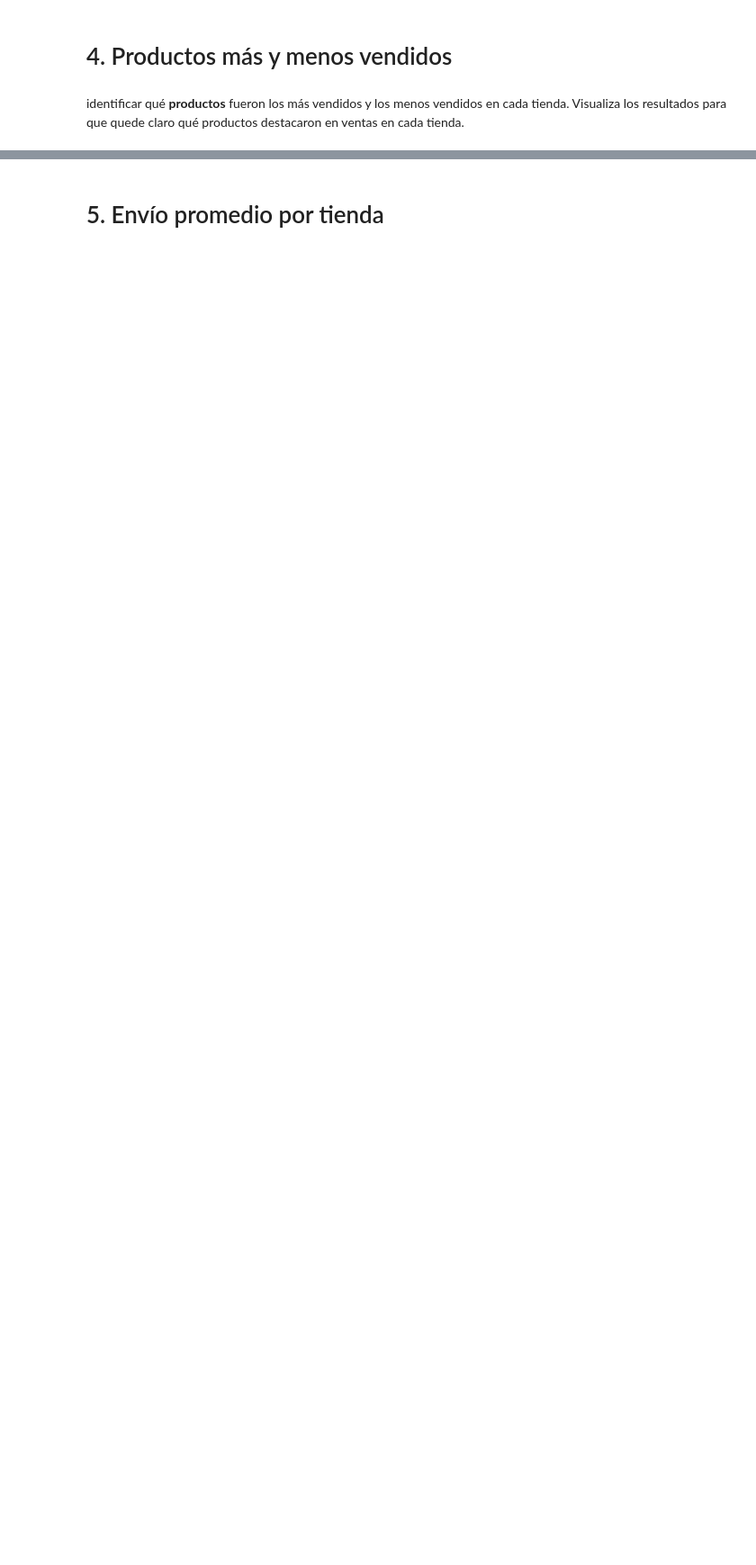
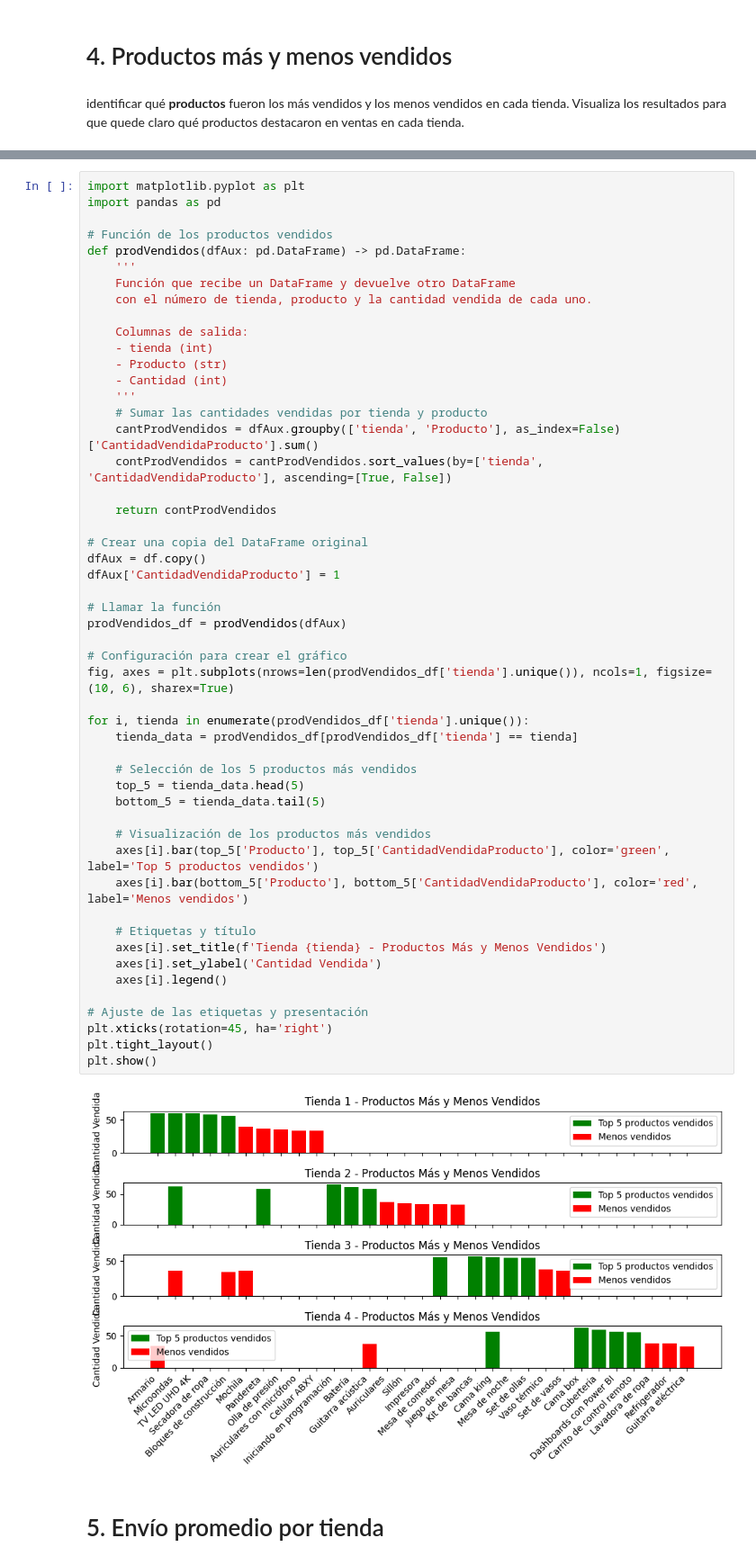
Before and after one commit to MaxCPietro/Challenge-PythonG8, a Jupyter notebook: AnalisisFacturacion_G8_C2.ipynb, the cells around one changed output, grey strips where cells are left out. Shown at 90% size. Saved outputs shown, nothing was run; the diff lists cells and outputs as text; blank space fills up the shorter version.

```diff
--- a/AnalisisFacturacion_G8_C2.ipynb
+++ b/AnalisisFacturacion_G8_C2.ipynb
@@ -337,2 +393,55 @@ identificar qué **productos** fueron los más vendidos y los menos vendidos en
+# %%
+import matplotlib.pyplot as plt
+import pandas as pd
+
+# Función de los productos vendidos
+def prodVendidos(dfAux: pd.DataFrame) -> pd.DataFrame:
+    '''
+    Función que recibe un DataFrame y devuelve otro DataFrame
+    con el número de tienda, producto y la cantidad vendida de cada uno.
+
+    Columnas de salida:
+    - tienda (int)
+    - Producto (str)
+    - Cantidad (int)
+    '''
+    # Sumar las cantidades vendidas por tienda y producto
+    cantProdVendidos = dfAux.groupby(['tienda', 'Producto'], as_index=False)['CantidadVendidaProducto'].sum()
+    contProdVendidos = cantProdVendidos.sort_values(by=['tienda', 'CantidadVendidaProducto'], ascending=[True, False])
+
+    return contProdVendidos
+
+# Crear una copia del DataFrame original
+dfAux = df.copy()
+dfAux['CantidadVendidaProducto'] = 1
+
+# Llamar la función
+prodVendidos_df = prodVendidos(dfAux)
+
+# Configuración para crear el gráfico
+fig, axes = plt.subplots(nrows=len(prodVendidos_df['tienda'].unique()), ncols=1, figsize=(10, 6), sharex=True)
+
+for i, tienda in enumerate(prodVendidos_df['tienda'].unique()):
+    tienda_data = prodVendidos_df[prodVendidos_df['tienda'] == tienda]
+
+    # Selección de los 5 productos más vendidos
+    top_5 = tienda_data.head(5)
+    bottom_5 = tienda_data.tail(5)
+
+    # Visualización de los productos más vendidos
+    axes[i].bar(top_5['Producto'], top_5['CantidadVendidaProducto'], color='green', label='Top 5 productos vendidos')
+    axes[i].bar(bottom_5['Producto'], bottom_5['CantidadVendidaProducto'], color='red', label='Menos vendidos')
+
+    # Etiquetas y título
+    axes[i].set_title(f'Tienda {tienda} - Productos Más y Menos Vendidos')
+    axes[i].set_ylabel('Cantidad Vendida')
+    axes[i].legend()
+
+# Ajuste de las etiquetas y presentación
+plt.xticks(rotation=45, ha='right')
+plt.tight_layout()
+plt.show()
+# %% [output]
+[figure, added]
 # %% [markdown]
 # 5. Envío promedio por tienda
```
Also changed, not shown: parts of 6 cells of this notebook.
